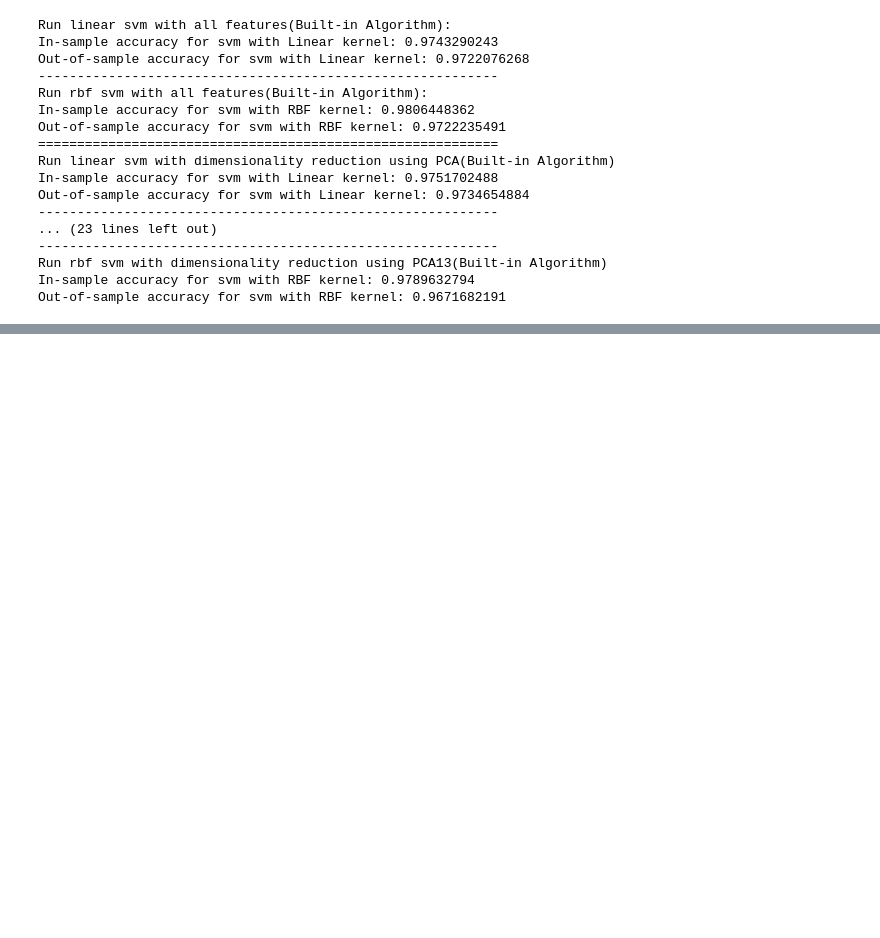
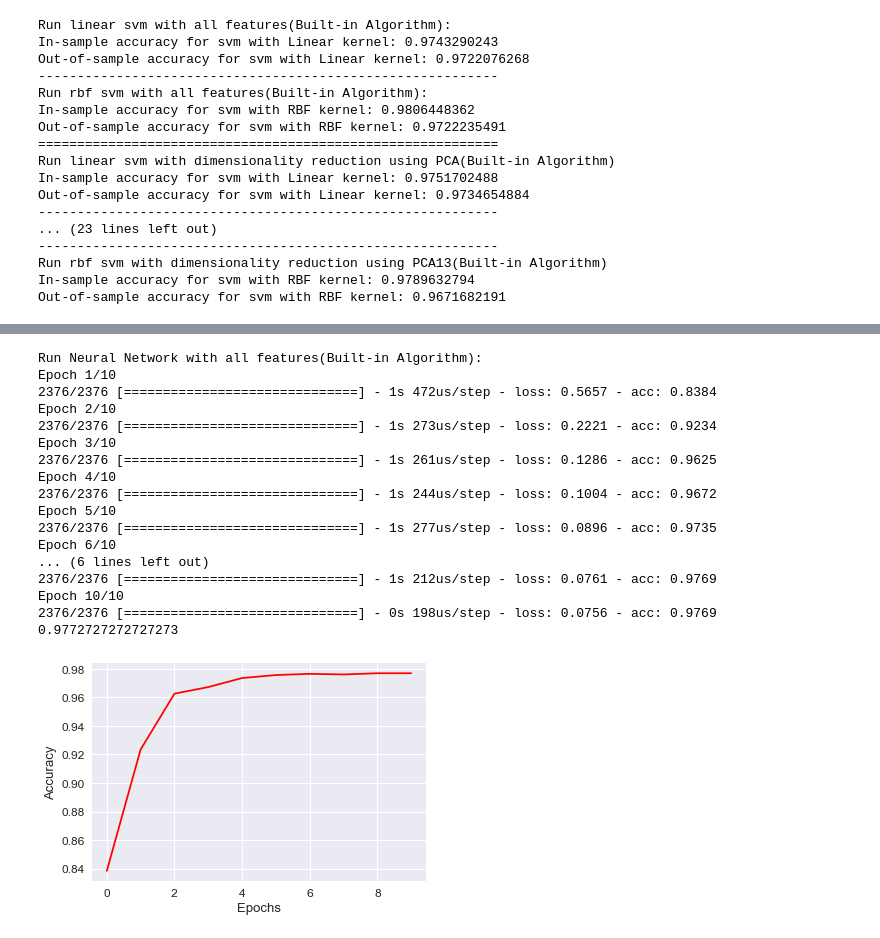
Before and after one commit to kassiwu/Gender_Recognition_by_Voice, a Jupyter notebook: Models Accuracy.ipynb, the cells around one changed output, grey strips where cells are left out. Drawn from its saved outputs; the diff is of its cells as text; code cells hidden in the pictures; blank space fills up the shorter version.

Commit message:
models and graph updates
Co-Authored-By: Shirley Li <liyingfe@msu.edu>

```diff
--- a/Models Accuracy.ipynb
+++ b/Models Accuracy.ipynb
@@ -480,4 +488,27 @@ In-sample accuracy for Logistic Regression: 0.9730612713
 Out-of-sample accuracy for Logistic Regression: 0.9747392724
+# %%
+import Neural_Network
+print("Run Neural Network with all features(Built-in Algorithm):")
+Neural_Network.run_ANN(train_x, test_x, train_y, test_y)
+# %% [output]
+Run Neural Network with all features(Built-in Algorithm):
+Epoch 1/10
+2376/2376 [==============================] - 1s 472us/step - loss: 0.5657 - acc: 0.8384
+Epoch 2/10
+2376/2376 [==============================] - 1s 273us/step - loss: 0.2221 - acc: 0.9234
+Epoch 3/10
+2376/2376 [==============================] - 1s 261us/step - loss: 0.1286 - acc: 0.9625
+Epoch 4/10
+2376/2376 [==============================] - 1s 244us/step - loss: 0.1004 - acc: 0.9672
+Epoch 5/10
+2376/2376 [==============================] - 1s 277us/step - loss: 0.0896 - acc: 0.9735
+Epoch 6/10
+... (6 lines left out)
+2376/2376 [==============================] - 1s 212us/step - loss: 0.0761 - acc: 0.9769
+Epoch 10/10
+2376/2376 [==============================] - 0s 198us/step - loss: 0.0756 - acc: 0.9769
+0.9772727272727273
+[figure, added]
 # %%
 from sklearn.neighbors import KNeighborsClassifier
 from sklearn.naive_bayes import GaussianNB
```
Also changed, not shown: parts of 5 cells of this notebook, 2 other files.
